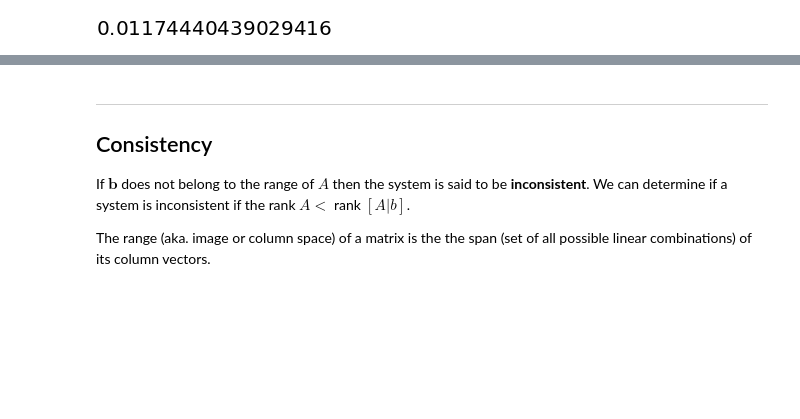
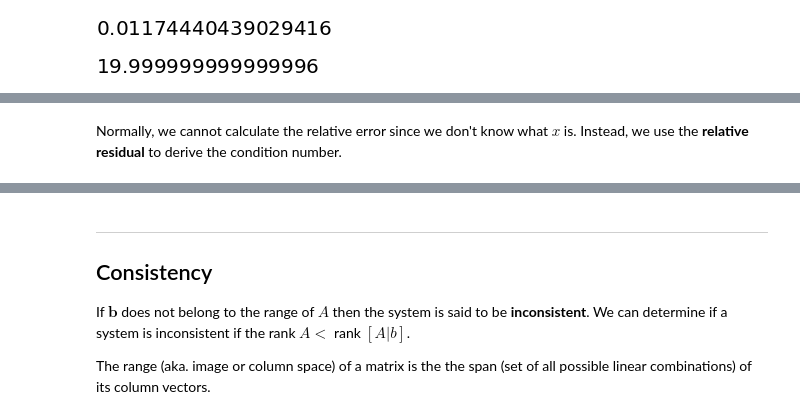
Before and after one commit to sheikhomar/opan, a Jupyter notebook: lec06.ipynb, the cells around one changed output, grey strips where cells are left out. Saved outputs shown, nothing was run; the diff lists cells and outputs as text; code cells hidden in the pictures; blank space fills up the shorter version.

```diff
--- a/lec06.ipynb
+++ b/lec06.ipynb
@@ -105,8 +121,14 @@ linsys = LinearSystem(A, b)
 linsys.relative_residual([1.1, 0.88])
 # %% [output]
 [figure]
+# %%
+linsys.condition_number()
+# %% [output]
+[figure, added]
 # %% [markdown]
 <img src="figures/lecture-06/relative-error-estimation.png" width="600" />
+# %% [markdown]
+Normally, we cannot calculate the relative error since we don't know what $x$ is. Instead, we use the **relative residual** to derive the condition number.
 # %% [markdown]
 <img src="figures/lecture-06/len-r-div-len-a.png" width="200" />
 # %% [markdown]
```
Also changed, not shown: parts of 41 cells of this notebook, 3 other files.
